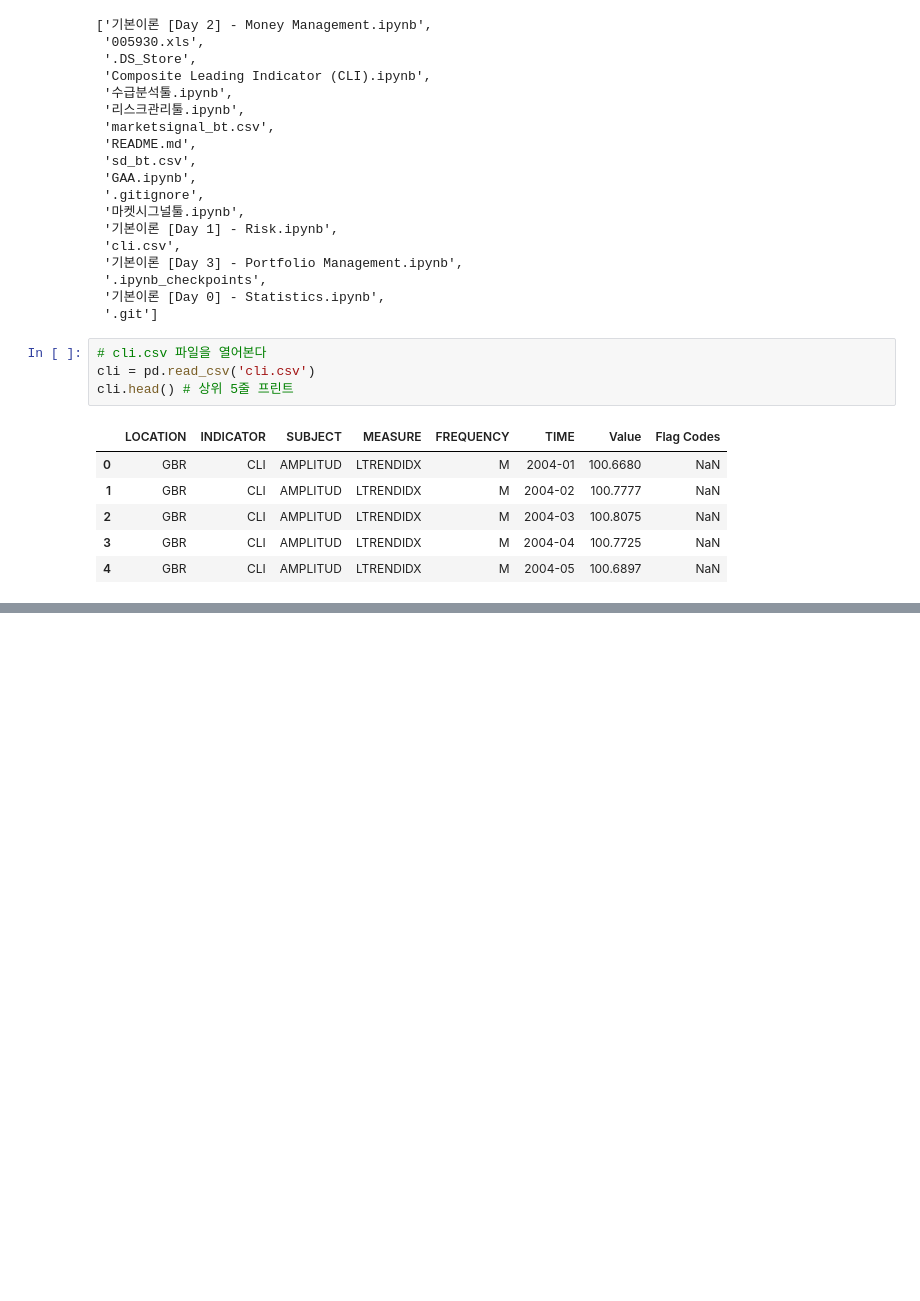
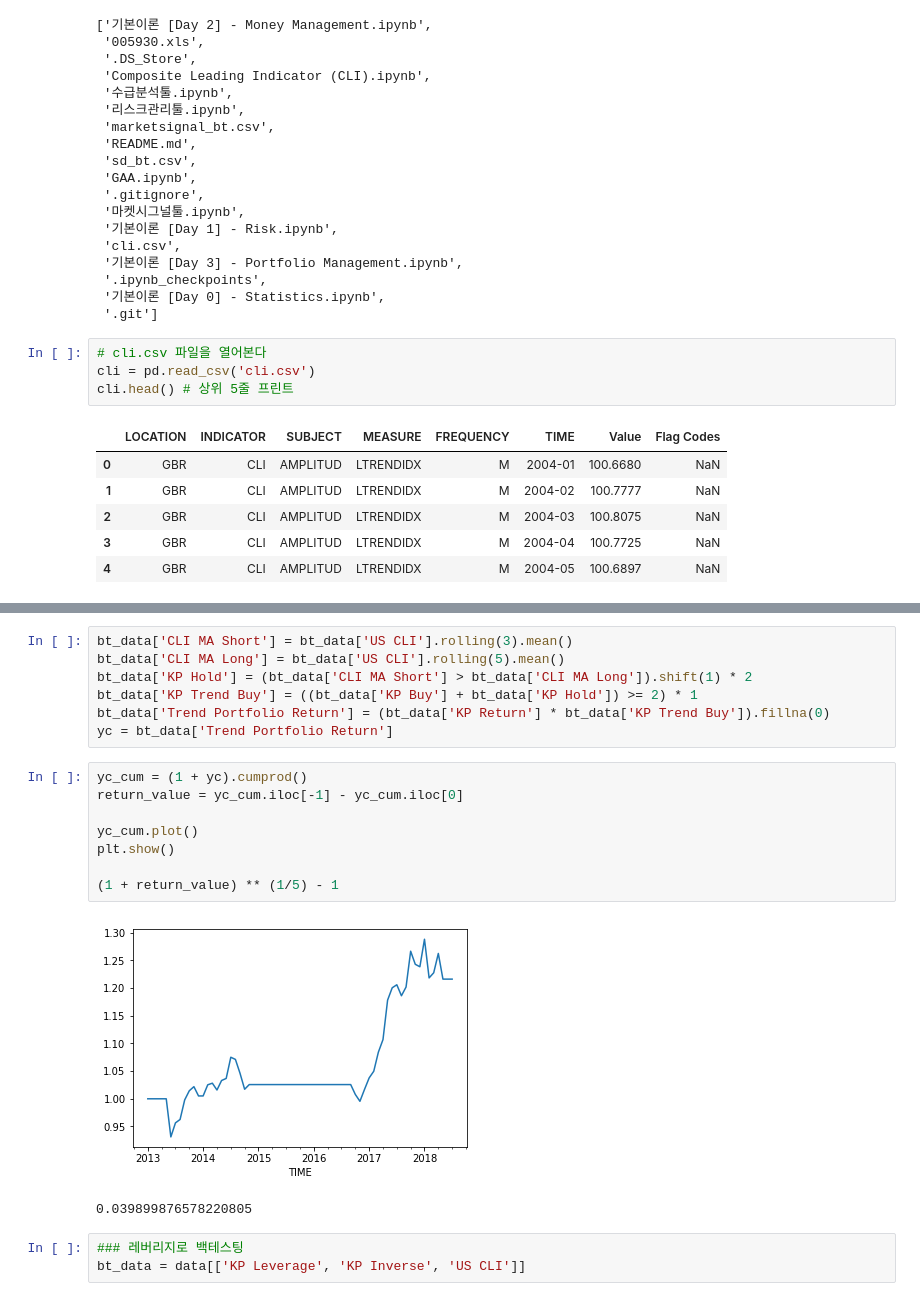
Before and after one commit to hyemin9403/keyst_notebooks, a Jupyter notebook: Composite Leading Indicator (CLI).ipynb, the cells around one changed output, grey strips where cells are left out. Saved outputs shown, nothing was run; the diff lists cells and outputs as text; blank space fills up the shorter version.

Commit message:
cli 백테스팅 결과 추가

```diff
--- a/Composite Leading Indicator (CLI).ipynb
+++ b/Composite Leading Indicator (CLI).ipynb
@@ -142,0 +192,21 @@ jpn_cli
+# %%
+bt_data['CLI MA Short'] = bt_data['US CLI'].rolling(3).mean()
+bt_data['CLI MA Long'] = bt_data['US CLI'].rolling(5).mean()
+bt_data['KP Hold'] = (bt_data['CLI MA Short'] > bt_data['CLI MA Long']).shift(1) * 2
+bt_data['KP Trend Buy'] = ((bt_data['KP Buy'] + bt_data['KP Hold']) >= 2) * 1
+bt_data['Trend Portfolio Return'] = (bt_data['KP Return'] * bt_data['KP Trend Buy']).fillna(0)
+yc = bt_data['Trend Portfolio Return']
+# %%
+yc_cum = (1 + yc).cumprod()
+return_value = yc_cum.iloc[-1] - yc_cum.iloc[0]
+
+yc_cum.plot()
+plt.show()
+
+(1 + return_value) ** (1/5) - 1
+# %% [output]
+[figure, added]
+0.039899876578220805
+# %%
+### 레버리지로 백테스팅
+bt_data = data[['KP Leverage', 'KP Inverse', 'US CLI']]
```
Also changed, not shown: parts of 17 cells of this notebook.
